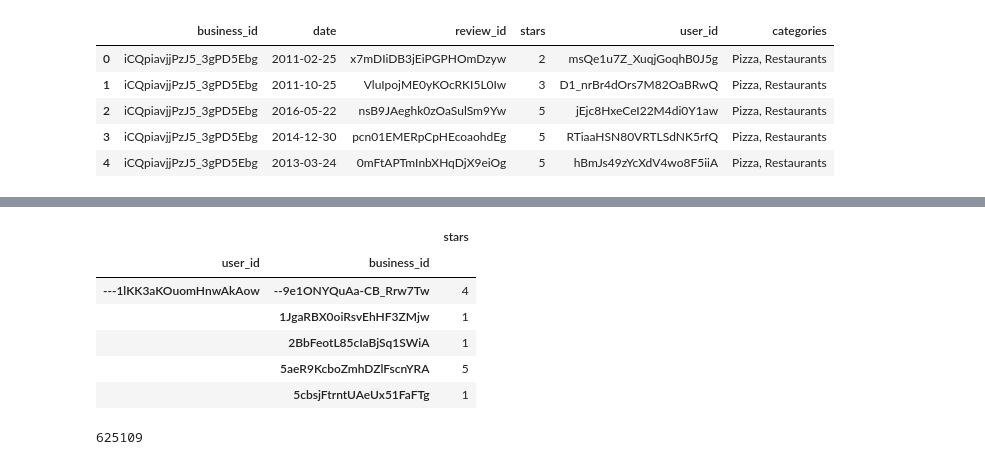
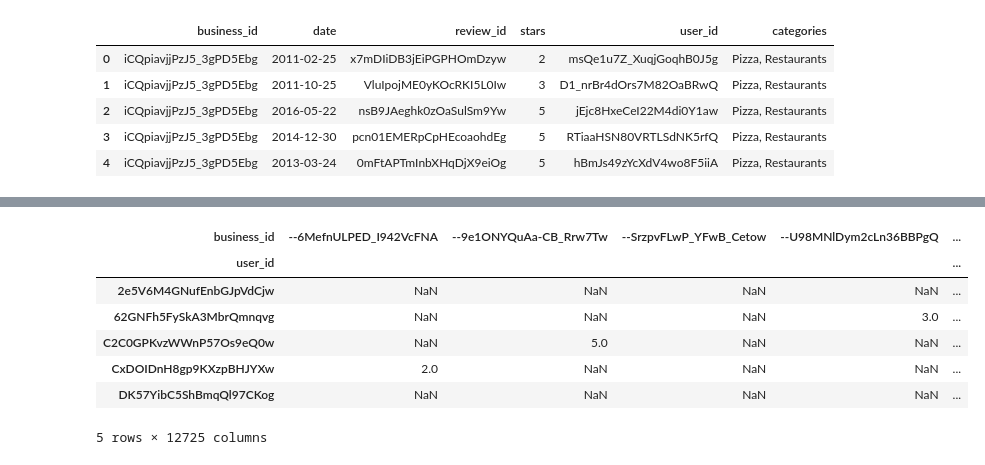
Before and after one commit to epal183/yelp-reviews, a Jupyter notebook: src/Analysis.ipynb, the cells around one changed output, grey strips where cells are left out. Saved outputs shown, nothing was run; the diff lists cells and outputs as text; code cells hidden in the pictures.

Commit message:
normalize df to account for average user and restaurant reviews

```diff
--- a/src/Analysis.ipynb
+++ b/src/Analysis.ipynb
@@ -47,7 +52,7 @@ df.head()
 # %%
 user_review_df = df.groupby(by='user_id').count()
 # %%
-frequent_posters = user_review_df[user_review_df['business_id']>50].index.values
+frequent_posters = user_review_df[user_review_df['business_id']>500].index.values
 # %%
 condensed_df = df[df['user_id'].isin(frequent_posters)]
 # %%
@@ -61,18 +66,13 @@ Original number restaurants was 57173, frequent posters make up 49569 restaurant
 # %%
-temp = condensed_df.groupby(by=['user_id','business_id']).mean()
-temp.head()
-#piv_df = pivot_table(condensed_df,values='stars',index='user_id',
-                     #columns='business_id',aggfunc=np.average)
-#piv_df.head()
+piv_df = pivot_table(condensed_df,values='stars',index='user_id',
+                     columns='business_id',aggfunc=np.average)
+piv_df.head()
 # %% [output]
-|  |  | stars |
-| user_id | business_id |  |
-| ---1lKK3aKOuomHnwAkAow | --9e1ONYQuAa-CB_Rrw7Tw | 4 |
-|  | 1JgaRBX0oiRsvEhHF3ZMjw | 1 |
-|  | 2BbFeotL85cIaBjSq1SWiA | 1 |
-|  | 5aeR9KcboZmhDZlFscnYRA | 5 |
-|  | 5cbsjFtrntUAeUx51FaFTg | 1 |
+| business_id | --6MefnULPED_I942VcFNA | --9e1ONYQuAa-CB_Rrw7Tw | --SrzpvFLwP_YFwB_Cetow | --U98MNlDym2cLn36BBPgQ | ... |
+| user_id |  |  |  |  | ... |
+| 2e5V6M4GNufEnbGJpVdCjw | NaN | NaN | NaN | NaN | ... |
+| 62GNFh5FySkA3MbrQmnqvg | NaN | NaN | NaN | 3.0 | ... |
+| C2C0GPKvzWWnP57Os9eQ0w | NaN | 5.0 | NaN | NaN | ... |
+| CxDOIDnH8gp9KXzpBHJYXw | 2.0 | NaN | NaN | NaN | ... |
+| DK57YibC5ShBmqQl97CKog | NaN | NaN | NaN | NaN | ... |
+5 rows × 12725 columns
-# %%
-temp.shape[0]
-# %% [output]
-625109
```
Also changed, not shown: parts of 5 cells of this notebook.
